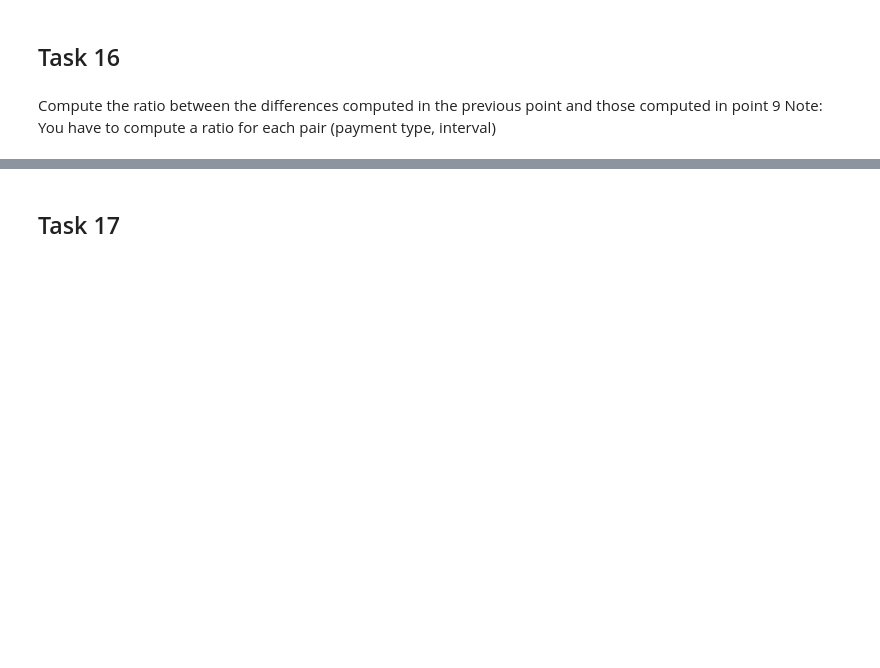
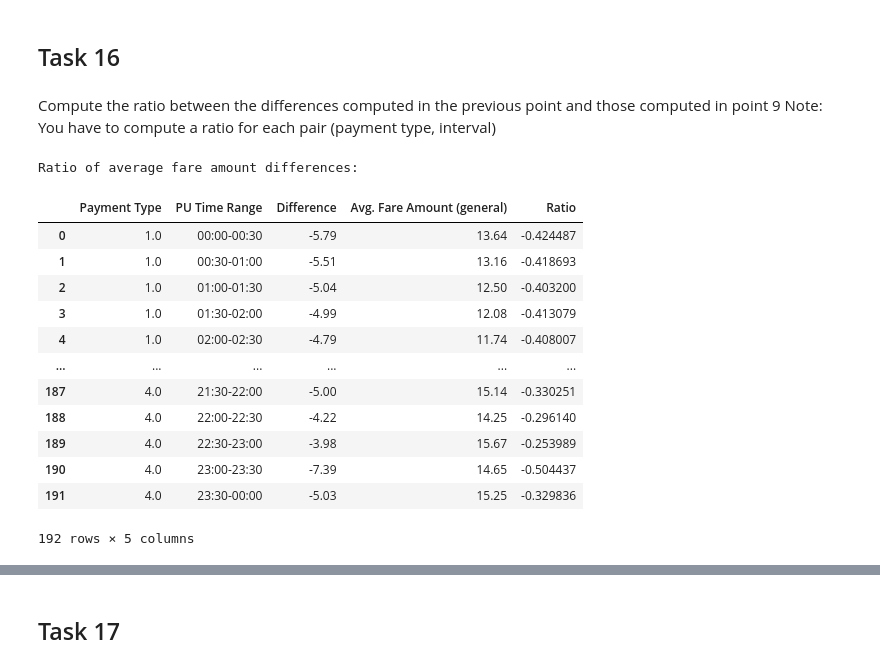
Before and after one commit to FrancescaNegriUniMiB/focsproject, a Jupyter notebook: Foundations_CS_2425.ipynb, the cells around one changed output, grey strips where cells are left out. Saved outputs shown, nothing was run; the diff lists cells and outputs as text; code cells hidden in the pictures; blank space fills up the shorter version.

Commit message:
Tasks 15 & 16 ok

```diff
--- a/Foundations_CS_2425.ipynb
+++ b/Foundations_CS_2425.ipynb
@@ -468,3 +542,11 @@ Build a new DataFrame (called common) where, for each pickup location, we keep a
 ## Task 14
 # %% [markdown]
 On the common DataFrame, for each payment type and each interval, determine the average fare amount
+# %%
+common_avg_fare_amount = common.groupby(['payment_type', 'tpep_pickup_time_interval'])\
+                                        ['fare_amount'].mean().round(2).reset_index()
+
+common_avg_fare_amount.columns = ['Payment Type', 'PU Time Range', 'Avg. Fare Amount']
+
+print("\nAverage fare amount for each payment type and PU interval in the most common destinations:\n")
+display(common_avg_fare_amount)
@@ -472,3 +569,20 @@ On the common DataFrame, for each payment type and each interval, determine the
 ## Task 15
 # %% [markdown]
 Compute the difference of the average fare amount computed in the previous point with those computed at point 9
+# %%
+merged_avg_fares = pd.merge(common_avg_fare_amount,avg_fare_amount,
+                            on=['Payment Type', 'PU Time Range'],
+                            suffixes=(' (common)', ' (general)')
+                   )
+
+merged_avg_fares['Difference'] = \
+merged_avg_fares['Avg. Fare Amount (common)'] - merged_avg_fares['Avg. Fare Amount (general)']
+
+print("\nFirst 5 difference of average fare amount between 'common' and 'general' trips for each payment type and interval:\n")
+display(merged_avg_fares.head(5))
+
+len_common = len(merged_avg_fares[merged_avg_fares['Difference']>0])
+len_general = len(merged_avg_fares) - len_common
+print(f"\n\nOut of the {len(merged_avg_fares)} trips into considerations:")
+print(f"  -  The trips that are more expensive in the common df (task 14) are {len_common} ")
+print(f"  -  The trips that are more expensive in the general df (task 9) are {len_general} ")
@@ -476,3 +601,23 @@ Compute the difference of the average fare amount computed in the previous point
 ## Task 16
 # %% [markdown]
 Compute the ratio between the differences computed in the previous point and those computed in point 9 Note: You have to compute a ratio for each pair (payment type, interval)
+# %%
+merged_avg_fares['Ratio'] = merged_avg_fares['Difference'] / merged_avg_fares['Avg. Fare Amount (general)']
+
+print("\nRatio of average fare amount differences:\n")
+display(merged_avg_fares[['Payment Type', 'PU Time Range', 'Difference', 'Avg. Fare Amount (general)', 'Ratio']])
+# %% [output]
+Ratio of average fare amount differences:
+|  | Payment Type | PU Time Range | Difference | Avg. Fare Amount (general) | Ratio |
+| 0 | 1.0 | 00:00-00:30 | -5.79 | 13.64 | -0.424487 |
+| 1 | 1.0 | 00:30-01:00 | -5.51 | 13.16 | -0.418693 |
+| 2 | 1.0 | 01:00-01:30 | -5.04 | 12.50 | -0.403200 |
+| 3 | 1.0 | 01:30-02:00 | -4.99 | 12.08 | -0.413079 |
+| 4 | 1.0 | 02:00-02:30 | -4.79 | 11.74 | -0.408007 |
+| ... | ... | ... | ... | ... | ... |
+| 187 | 4.0 | 21:30-22:00 | -5.00 | 15.14 | -0.330251 |
+| 188 | 4.0 | 22:00-22:30 | -4.22 | 14.25 | -0.296140 |
+| 189 | 4.0 | 22:30-23:00 | -3.98 | 15.67 | -0.253989 |
+| 190 | 4.0 | 23:00-23:30 | -7.39 | 14.65 | -0.504437 |
+| 191 | 4.0 | 23:30-00:00 | -5.03 | 15.25 | -0.329836 |
+192 rows × 5 columns
```
Also changed, not shown: parts of 6 cells of this notebook.
